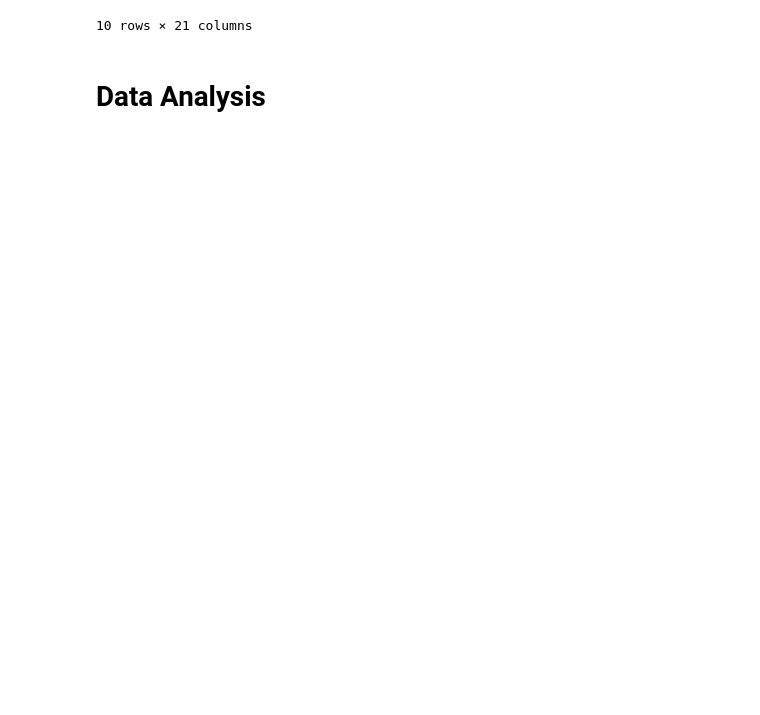
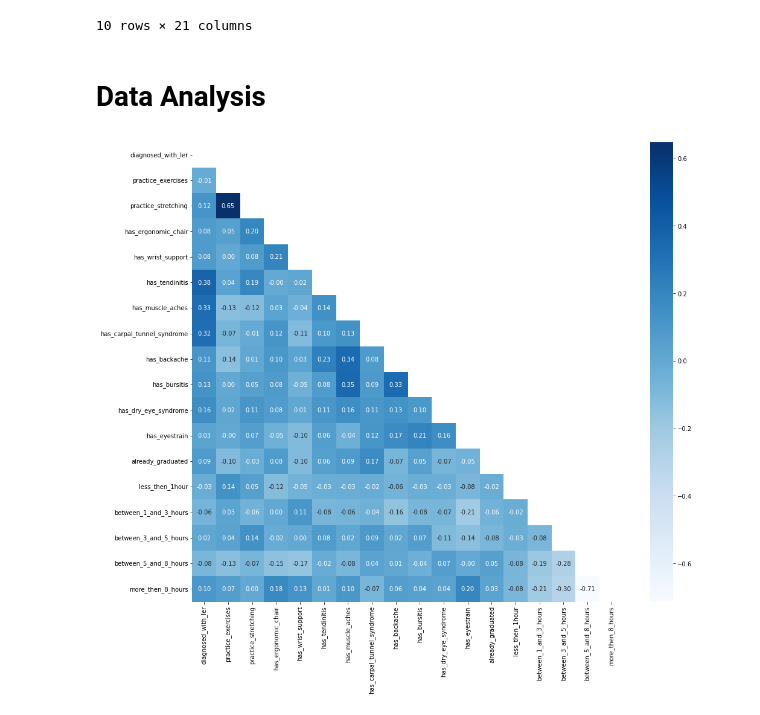
Before and after one commit to AntonioNtV/MC-data, a Jupyter notebook: main.ipynb, the cells around one changed output. Drawn from its saved outputs; the diff is of its cells as text; code cells hidden in the pictures; blank space fills up the shorter version.

```diff
--- a/main.ipynb
+++ b/main.ipynb
@@ -24,3 +27,12 @@ parsed_data.sample(10)
 10 rows × 21 columns
 # %% [markdown]
 # Data Analysis
+# %%
+data_corr = parsed_data.corr(method='pearson')
+mask = np.zeros_like(data_corr)
+mask[np.triu_indices_from(mask)] = True
+plt.figure(figsize=(16, 14))
+sns.heatmap(data_corr, mask=mask, annot=True, fmt='.2f', cmap=plt.cm.Blues)
+plt.show()
+# %% [output]
+[figure, added]
```
Also changed, not shown: parts of 2 cells of this notebook, 1 other file.
